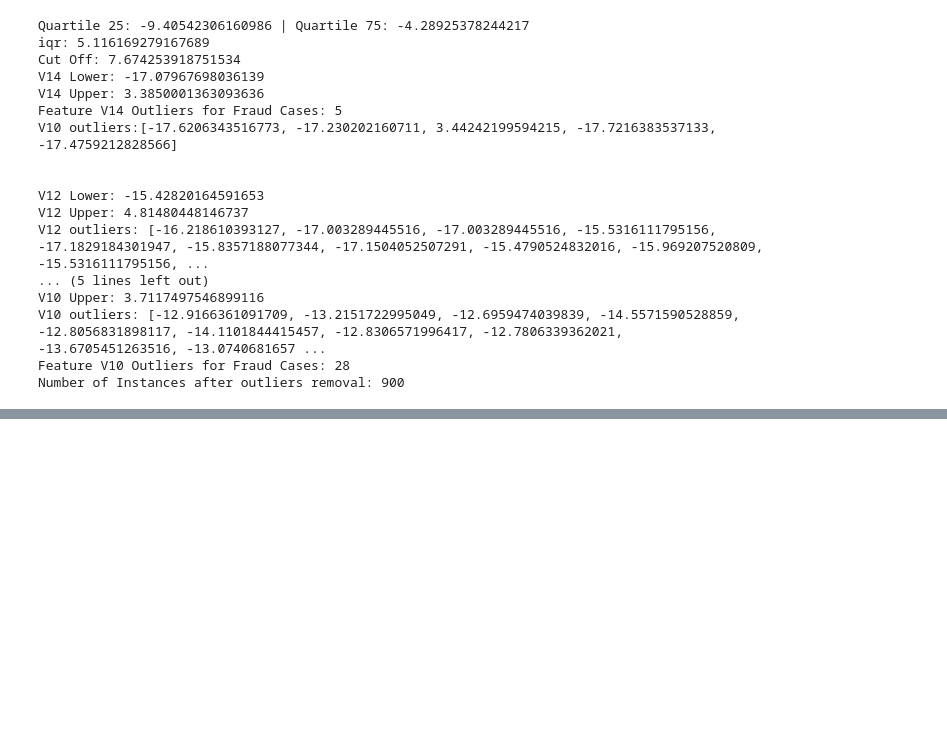
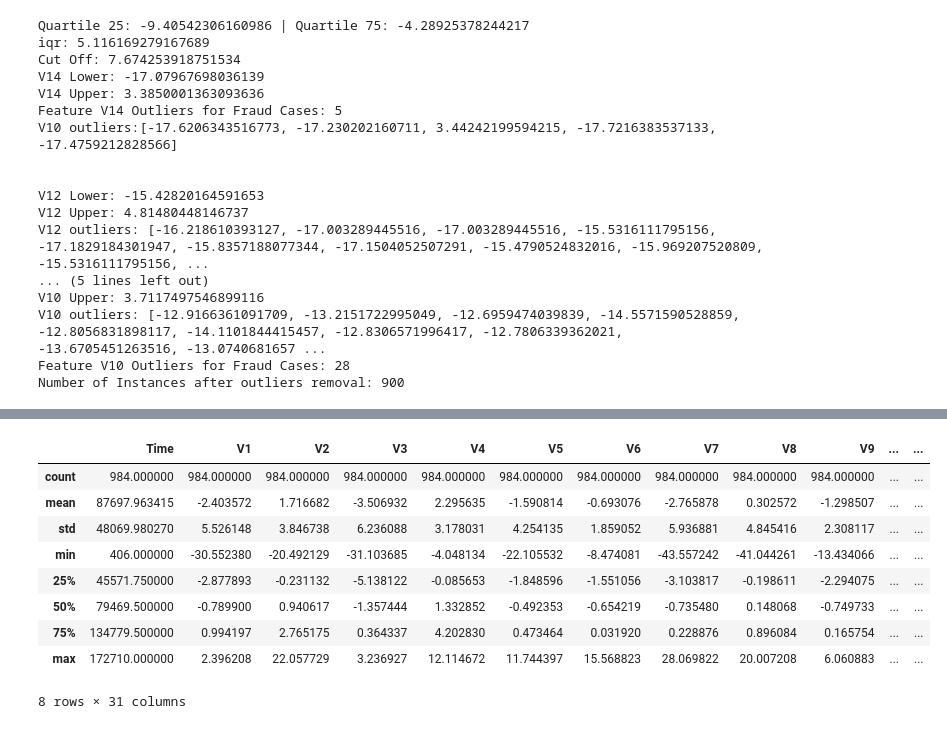
Before and after one commit to VascoRegal/creditcard-fraud-detection, a Jupyter notebook: main.ipynb, the cells around one changed output, grey strips where cells are left out. Saved outputs shown, nothing was run; the diff lists cells and outputs as text; code cells hidden in the pictures; blank space fills up the shorter version.

```diff
--- a/main.ipynb
+++ b/main.ipynb
@@ -286,0 +289,16 @@ Number of Instances after outliers removal: 900
+# %%
+df = new_df
+
+print("-----CREDIT CARD FRAUD DETECTION NORMALIZED DATASET-----\n")
+print(f"-> Number of instances: {len(df)}\n")
+
+features = df.columns[:-1]
+target = df.columns[-1]
+
+print(f"-> Number of Features: {len(features)}")
+
+for label in labels:
+    print(f"\t - {label}")
+
+print("\n\tDue to privacy reasons, the labels have no description.\n")
+print(f"-> Target label (Fraud or Non Fraud): {target}")
@@ -286,0 +347,13 @@ Number of Instances after outliers removal: 900
+# %%
+df.describe()
+# %% [output]
+|  | Time | V1 | V2 | V3 | V4 | V5 | V6 | V7 | V8 | V9 | ... | ... |
+| count | 984.000000 | 984.000000 | 984.000000 | 984.000000 | 984.000000 | 984.000000 | 984.000000 | 984.000000 | 984.000000 | 984.000000 | ... | ... |
+| mean | 87697.963415 | -2.403572 | 1.716682 | -3.506932 | 2.295635 | -1.590814 | -0.693076 | -2.765878 | 0.302572 | -1.298507 | ... | ... |
+| std | 48069.980270 | 5.526148 | 3.846738 | 6.236088 | 3.178031 | 4.254135 | 1.859052 | 5.936881 | 4.845416 | 2.308117 | ... | ... |
+| min | 406.000000 | -30.552380 | -20.492129 | -31.103685 | -4.048134 | -22.105532 | -8.474081 | -43.557242 | -41.044261 | -13.434066 | ... | ... |
+| 25% | 45571.750000 | -2.877893 | -0.231132 | -5.138122 | -0.085653 | -1.848596 | -1.551056 | -3.103817 | -0.198611 | -2.294075 | ... | ... |
+| 50% | 79469.500000 | -0.789900 | 0.940617 | -1.357444 | 1.332852 | -0.492353 | -0.654219 | -0.735480 | 0.148068 | -0.749733 | ... | ... |
+| 75% | 134779.500000 | 0.994197 | 2.765175 | 0.364337 | 4.202830 | 0.473464 | 0.031920 | 0.228876 | 0.896084 | 0.165754 | ... | ... |
+| max | 172710.000000 | 2.396208 | 22.057729 | 3.236927 | 12.114672 | 11.744397 | 15.568823 | 28.069822 | 20.007208 | 6.060883 | ... | ... |
+8 rows × 31 columns
```
Also changed, not shown: parts of 12 cells of this notebook.
